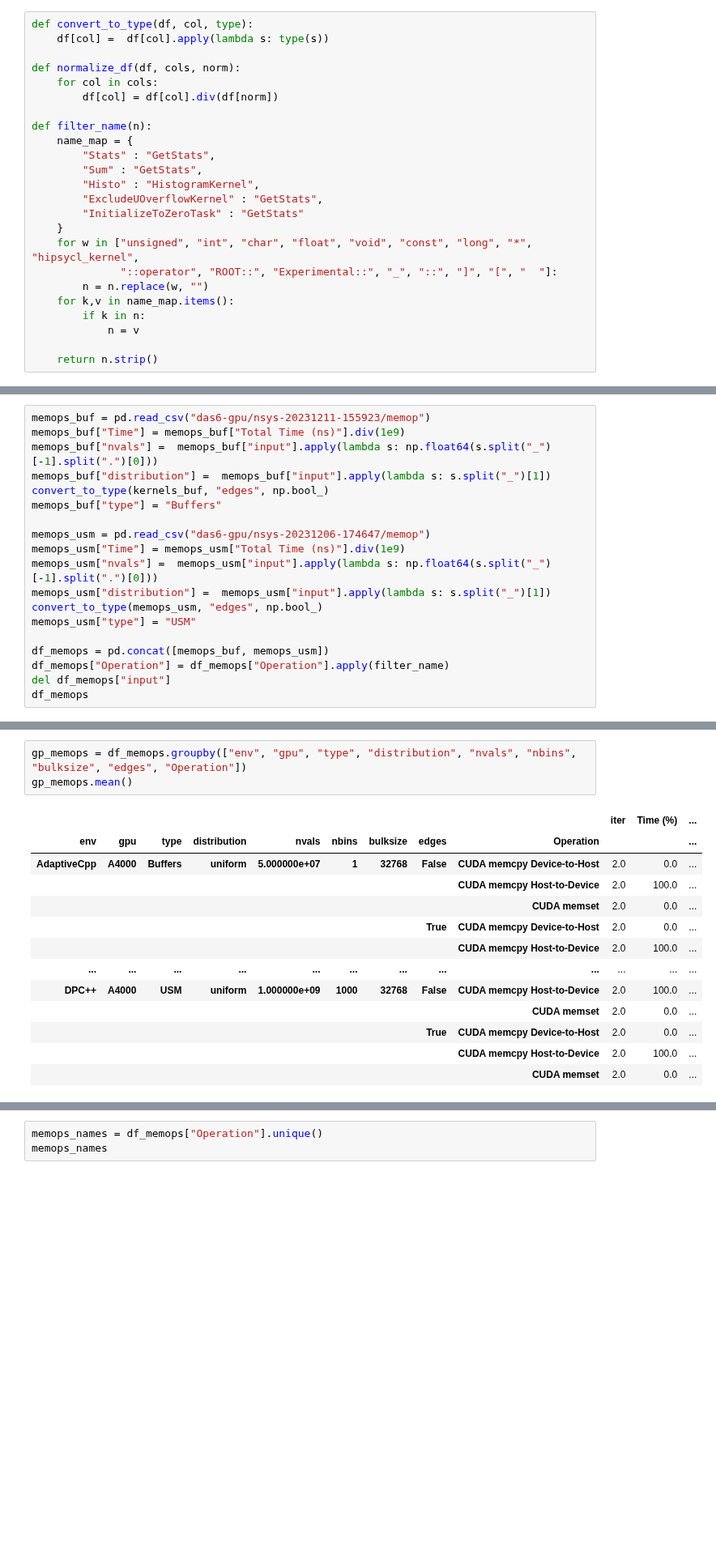
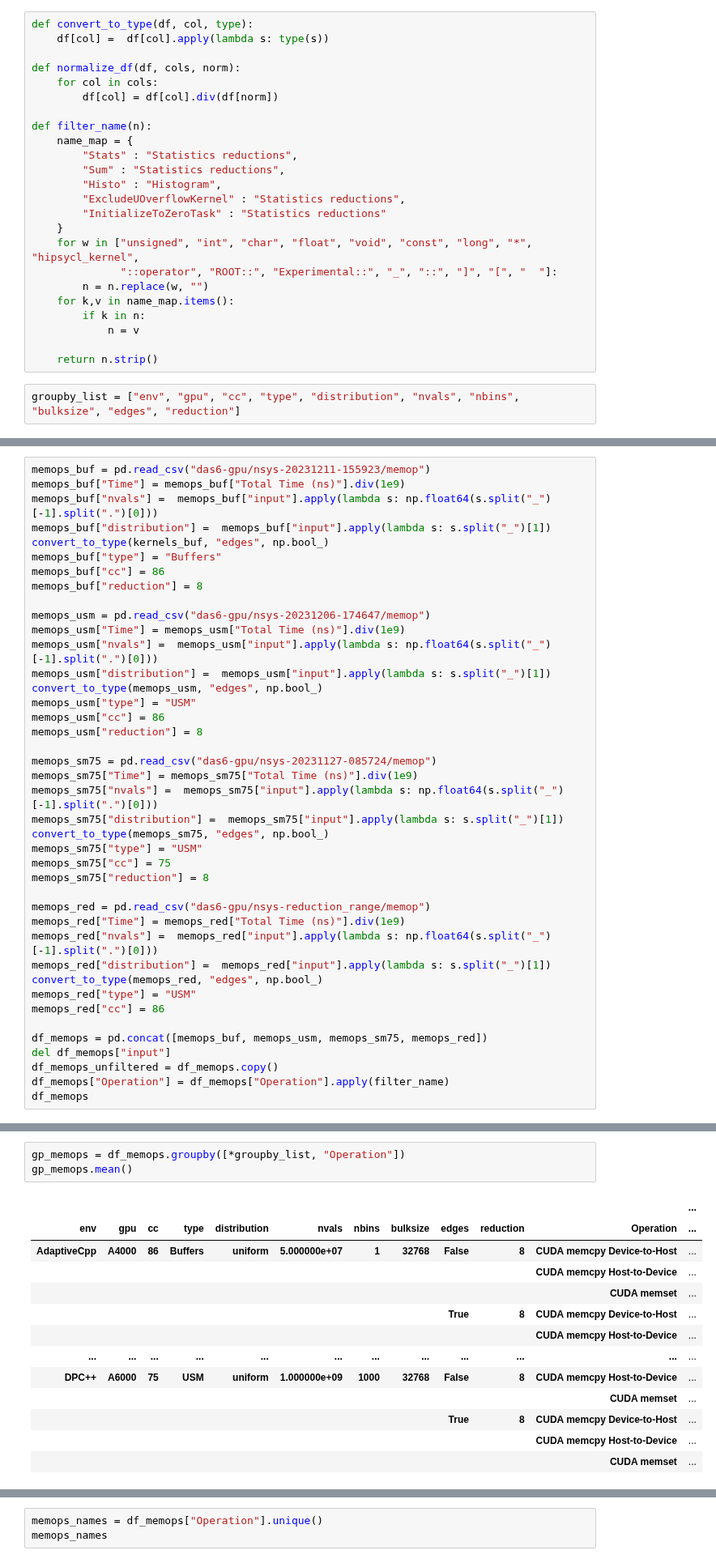
Before and after one commit to jolly-chen/msc-project, a Jupyter notebook: gpu-synchronous/sycl_paper.ipynb, the cells around one changed output, grey strips where cells are left out. Shown at 81% size. Cells and saved outputs as stored; diff of their text form; blank space fills up the shorter version.

```diff
--- a/gpu-synchronous/sycl_paper.ipynb
+++ b/gpu-synchronous/sycl_paper.ipynb
@@ -28,11 +43,11 @@ def normalize_df(df, cols, norm):
 
 def filter_name(n):
     name_map = {
-        "Stats" : "GetStats",
-        "Sum" : "GetStats",
-        "Histo" : "HistogramKernel",
-        "ExcludeUOverflowKernel" : "GetStats",
-        "InitializeToZeroTask" : "GetStats"
+        "Stats" : "Statistics reductions",
+        "Sum" : "Statistics reductions",
+        "Histo" : "Histogram",
+        "ExcludeUOverflowKernel" : "Statistics reductions",
+        "InitializeToZeroTask" : "Statistics reductions"
     }
     for w in ["unsigned", "int", "char", "float", "void", "const", "long", "*", "hipsycl_kernel",
               "::operator", "ROOT::", "Experimental::", "_", "::", "]", "[", "  "]:
@@ -42,6 +57,8 @@ def filter_name(n):
             n = v
 
     return n.strip()
+# %%
+groupby_list = ["env", "gpu", "cc", "type", "distribution", "nvals", "nbins", "bulksize", "edges", "reduction"]
 # %%
 df = pd.read_csv("das6-gpu/20231206-174647")
 df["nvals"] =  df["input"].apply(lambda s: np.float64(s.split("_")[-1].split(".")[0]))
@@ -242,6 +333,8 @@ memops_buf["nvals"] =  memops_buf["input"].apply(lambda s: np.float64(s.split("_
 memops_buf["distribution"] =  memops_buf["input"].apply(lambda s: s.split("_")[1])
 convert_to_type(kernels_buf, "edges", np.bool_)
 memops_buf["type"] = "Buffers"
+memops_buf["cc"] = 86
+memops_buf["reduction"] = 8
 
 memops_usm = pd.read_csv("das6-gpu/nsys-20231206-174647/memop")
 memops_usm["Time"] = memops_usm["Total Time (ns)"].div(1e9)
@@ -249,10 +342,30 @@ memops_usm["nvals"] =  memops_usm["input"].apply(lambda s: np.float64(s.split("_
 memops_usm["distribution"] =  memops_usm["input"].apply(lambda s: s.split("_")[1])
 convert_to_type(memops_usm, "edges", np.bool_)
 memops_usm["type"] = "USM"
+memops_usm["cc"] = 86
+memops_usm["reduction"] = 8
 
-df_memops = pd.concat([memops_buf, memops_usm])
+memops_sm75 = pd.read_csv("das6-gpu/nsys-20231127-085724/memop")
+memops_sm75["Time"] = memops_sm75["Total Time (ns)"].div(1e9)
+memops_sm75["nvals"] =  memops_sm75["input"].apply(lambda s: np.float64(s.split("_")[-1].split(".")[0]))
+memops_sm75["distribution"] =  memops_sm75["input"].apply(lambda s: s.split("_")[1])
+convert_to_type(memops_sm75, "edges", np.bool_)
+memops_sm75["type"] = "USM"
+memops_sm75["cc"] = 75
+memops_sm75["reduction"] = 8
+
+memops_red = pd.read_csv("das6-gpu/nsys-reduction_range/memop")
+memops_red["Time"] = memops_red["Total Time (ns)"].div(1e9)
+memops_red["nvals"] =  memops_red["input"].apply(lambda s: np.float64(s.split("_")[-1].split(".")[0]))
+memops_red["distribution"] =  memops_red["input"].apply(lambda s: s.split("_")[1])
+convert_to_type(memops_red, "edges", np.bool_)
+memops_red["type"] = "USM"
+memops_red["cc"] = 86
+
+df_memops = pd.concat([memops_buf, memops_usm, memops_sm75, memops_red])
+del df_memops["input"]
+df_memops_unfiltered = df_memops.copy()
 df_memops["Operation"] = df_memops["Operation"].apply(filter_name)
-del df_memops["input"]
 df_memops
 # %% [output]
 |  | iter | env | gpu | nbins | bulksize | edges | Time (%) | Total Time (ns) | Count | Avg (ns) | ... |
@@ -271,17 +384,17 @@ df_memops
 # %%
-gp_memops = df_memops.groupby(["env", "gpu", "type", "distribution", "nvals", "nbins", "bulksize", "edges", "Operation"])
+gp_memops = df_memops.groupby([*groupby_list, "Operation"])
 gp_memops.mean()
 # %% [output]
-|  |  |  |  |  |  |  |  |  | iter | Time (%) | ... |
-| env | gpu | type | distribution | nvals | nbins | bulksize | edges | Operation |  |  | ... |
-| AdaptiveCpp | A4000 | Buffers | uniform | 5.000000e+07 | 1 | 32768 | False | CUDA memcpy Device-to-Host | 2.0 | 0.0 | ... |
-|  |  |  |  |  |  |  |  | CUDA memcpy Host-to-Device | 2.0 | 100.0 | ... |
-|  |  |  |  |  |  |  |  | CUDA memset | 2.0 | 0.0 | ... |
-|  |  |  |  |  |  |  | True | CUDA memcpy Device-to-Host | 2.0 | 0.0 | ... |
-|  |  |  |  |  |  |  |  | CUDA memcpy Host-to-Device | 2.0 | 100.0 | ... |
+|  |  |  |  |  |  |  |  |  |  |  | ... |
+| env | gpu | cc | type | distribution | nvals | nbins | bulksize | edges | reduction | Operation | ... |
+| AdaptiveCpp | A4000 | 86 | Buffers | uniform | 5.000000e+07 | 1 | 32768 | False | 8 | CUDA memcpy Device-to-Host | ... |
+|  |  |  |  |  |  |  |  |  |  | CUDA memcpy Host-to-Device | ... |
+|  |  |  |  |  |  |  |  |  |  | CUDA memset | ... |
+|  |  |  |  |  |  |  |  | True | 8 | CUDA memcpy Device-to-Host | ... |
+|  |  |  |  |  |  |  |  |  |  | CUDA memcpy Host-to-Device | ... |
 | ... | ... | ... | ... | ... | ... | ... | ... | ... | ... | ... | ... |
-| DPC++ | A4000 | USM | uniform | 1.000000e+09 | 1000 | 32768 | False | CUDA memcpy Host-to-Device | 2.0 | 100.0 | ... |
-|  |  |  |  |  |  |  |  | CUDA memset | 2.0 | 0.0 | ... |
-|  |  |  |  |  |  |  | True | CUDA memcpy Device-to-Host | 2.0 | 0.0 | ... |
-|  |  |  |  |  |  |  |  | CUDA memcpy Host-to-Device | 2.0 | 100.0 | ... |
-|  |  |  |  |  |  |  |  | CUDA memset | 2.0 | 0.0 | ... |
+| DPC++ | A6000 | 75 | USM | uniform | 1.000000e+09 | 1000 | 32768 | False | 8 | CUDA memcpy Host-to-Device | ... |
+|  |  |  |  |  |  |  |  |  |  | CUDA memset | ... |
+|  |  |  |  |  |  |  |  | True | 8 | CUDA memcpy Device-to-Host | ... |
+|  |  |  |  |  |  |  |  |  |  | CUDA memcpy Host-to-Device | ... |
+|  |  |  |  |  |  |  |  |  |  | CUDA memset | ... |
```
Also changed, not shown: parts of 26 cells of this notebook.
